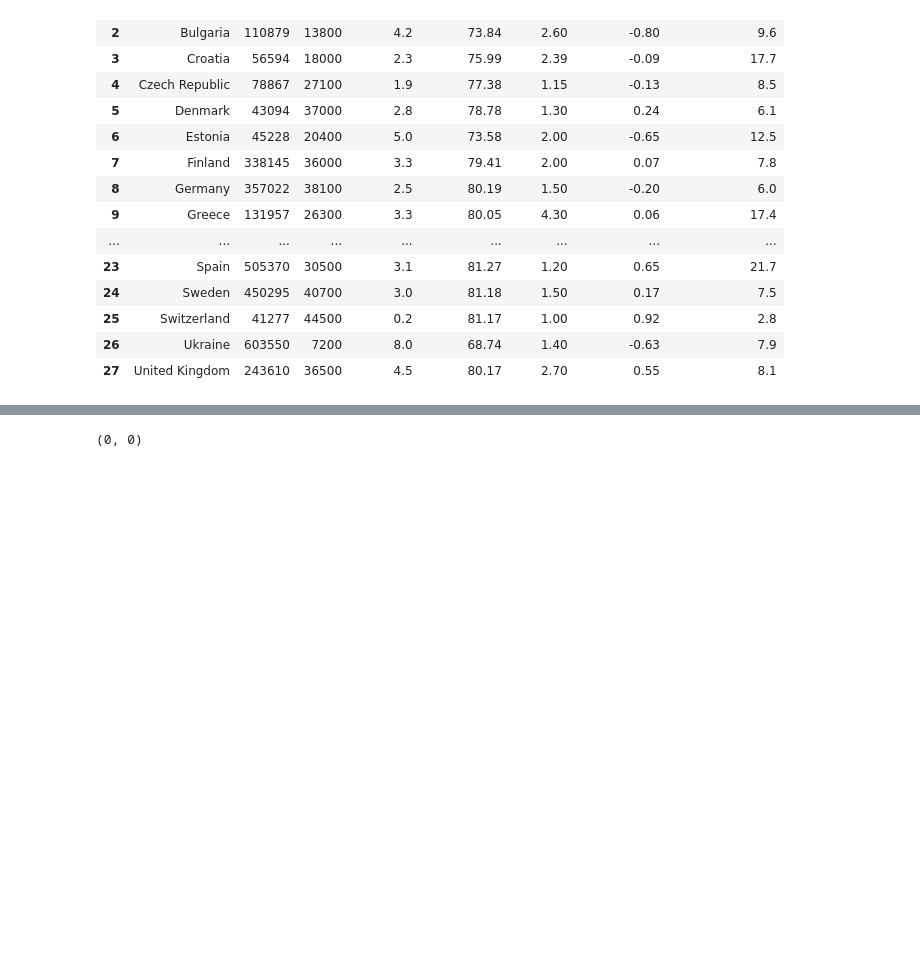
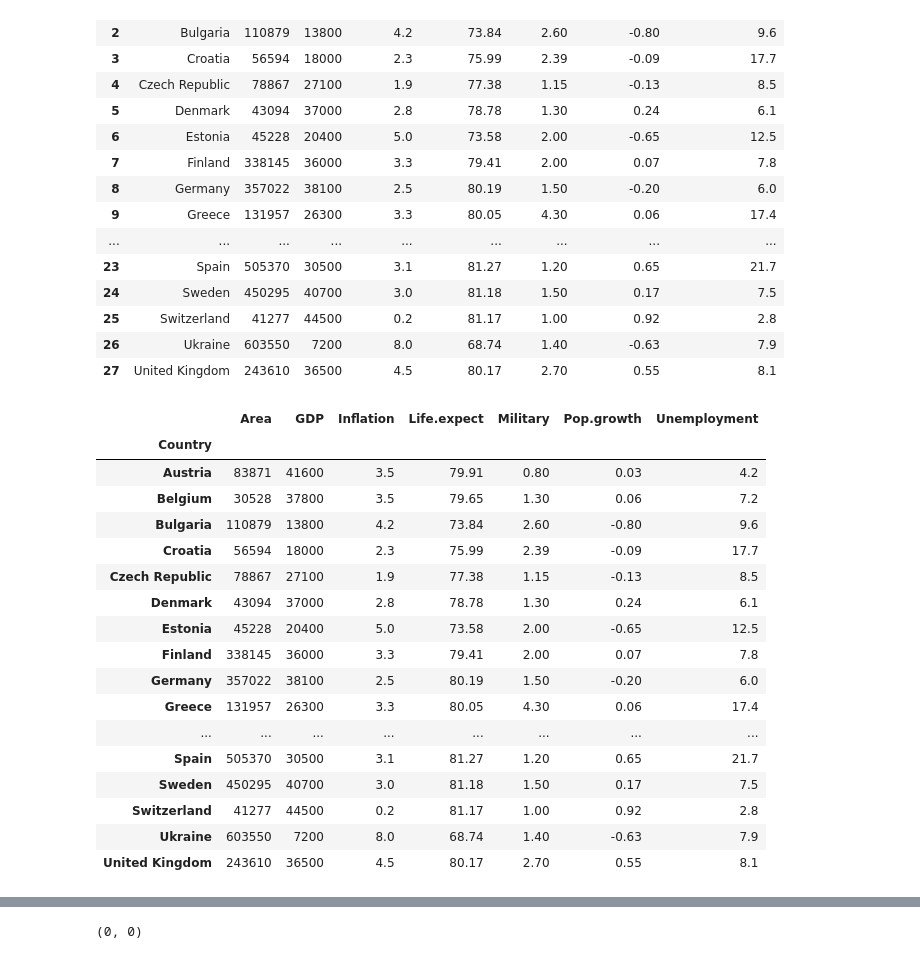
Before and after one commit to pdomins/unsupervised-learning, a Jupyter notebook: samples/kohonen/kohonen.ipynb, the cells around one changed output, grey strips where cells are left out. Drawn from its saved outputs; the diff is of its cells as text; code cells hidden in the pictures; blank space fills up the shorter version.

```diff
--- a/samples/kohonen/kohonen.ipynb
+++ b/samples/kohonen/kohonen.ipynb
@@ -24,6 +24,28 @@ df
 | 25 | Switzerland | 41277 | 44500 | 0.2 | 81.17 | 1.00 | 0.92 | 2.8 |
 | 26 | Ukraine | 603550 | 7200 | 8.0 | 68.74 | 1.40 | -0.63 | 7.9 |
 | 27 | United Kingdom | 243610 | 36500 | 4.5 | 80.17 | 2.70 | 0.55 | 8.1 |
+# %%
+df = df.set_index("Country")
+df
+# %% [output]
+|  | Area | GDP | Inflation | Life.expect | Military | Pop.growth | Unemployment |
+| Country |  |  |  |  |  |  |  |
+| Austria | 83871 | 41600 | 3.5 | 79.91 | 0.80 | 0.03 | 4.2 |
+| Belgium | 30528 | 37800 | 3.5 | 79.65 | 1.30 | 0.06 | 7.2 |
+| Bulgaria | 110879 | 13800 | 4.2 | 73.84 | 2.60 | -0.80 | 9.6 |
+| Croatia | 56594 | 18000 | 2.3 | 75.99 | 2.39 | -0.09 | 17.7 |
+| Czech Republic | 78867 | 27100 | 1.9 | 77.38 | 1.15 | -0.13 | 8.5 |
+| Denmark | 43094 | 37000 | 2.8 | 78.78 | 1.30 | 0.24 | 6.1 |
+| Estonia | 45228 | 20400 | 5.0 | 73.58 | 2.00 | -0.65 | 12.5 |
+| Finland | 338145 | 36000 | 3.3 | 79.41 | 2.00 | 0.07 | 7.8 |
+| Germany | 357022 | 38100 | 2.5 | 80.19 | 1.50 | -0.20 | 6.0 |
+| Greece | 131957 | 26300 | 3.3 | 80.05 | 4.30 | 0.06 | 17.4 |
+| ... | ... | ... | ... | ... | ... | ... | ... |
+| Spain | 505370 | 30500 | 3.1 | 81.27 | 1.20 | 0.65 | 21.7 |
+| Sweden | 450295 | 40700 | 3.0 | 81.18 | 1.50 | 0.17 | 7.5 |
+| Switzerland | 41277 | 44500 | 0.2 | 81.17 | 1.00 | 0.92 | 2.8 |
+| Ukraine | 603550 | 7200 | 8.0 | 68.74 | 1.40 | -0.63 | 7.9 |
+| United Kingdom | 243610 | 36500 | 4.5 | 80.17 | 2.70 | 0.55 | 8.1 |
 # %%
 to_normalize = ["Area", "GDP", "Inflation", "Life.expect", "Military", "Pop.growth", "Unemployment"]
 for i in range(len(to_normalize)):
```
Also changed, not shown: parts of 9 cells of this notebook.
